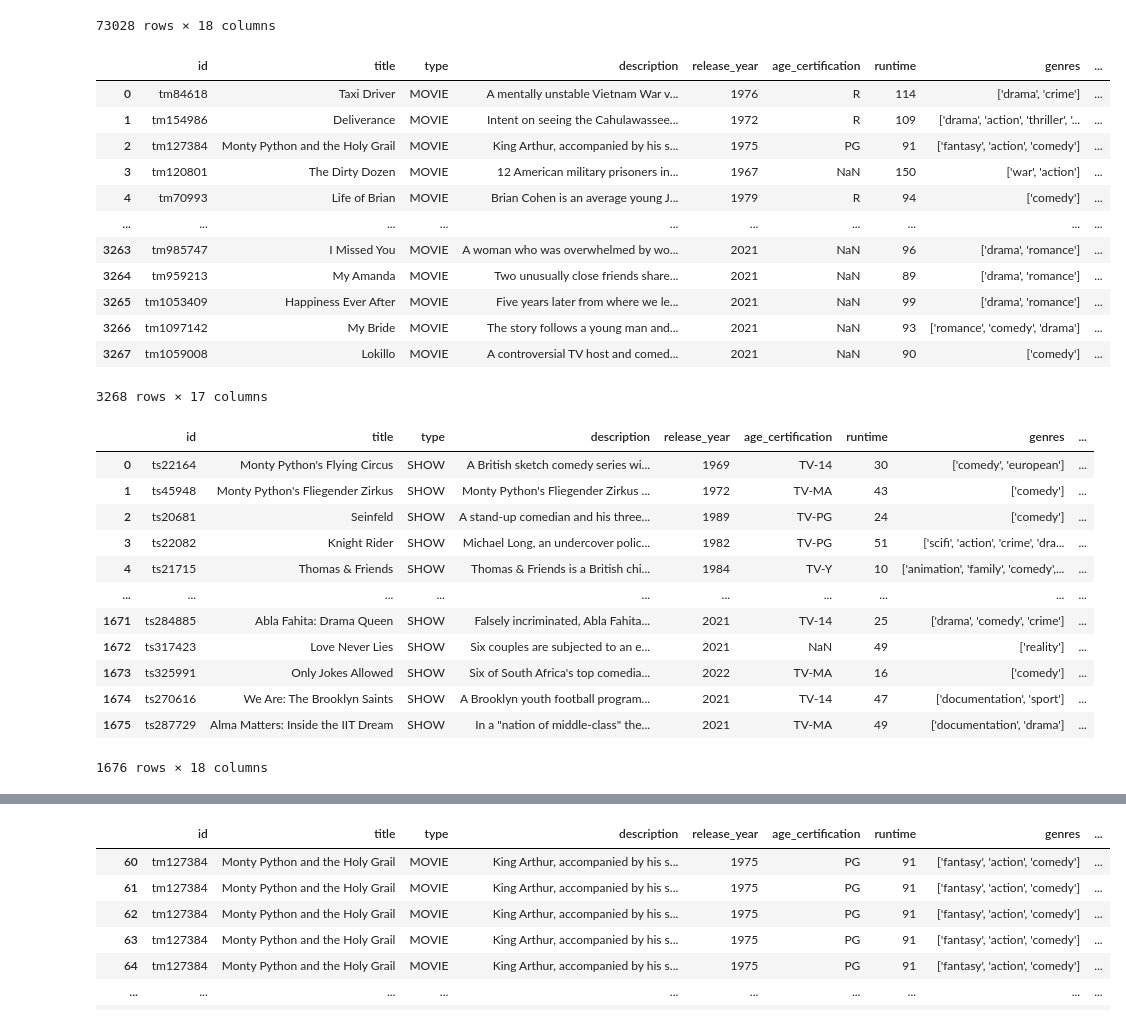
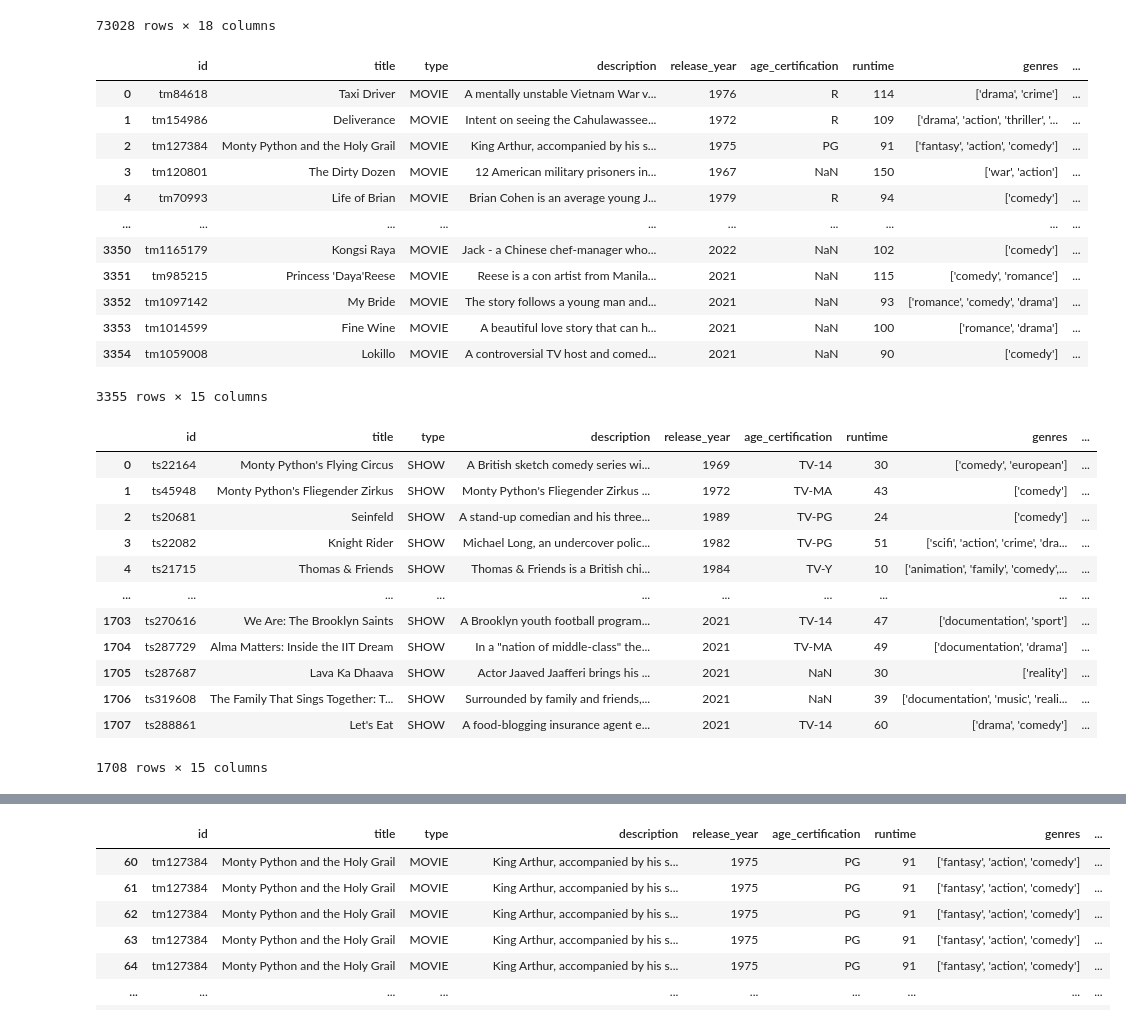
Before and after one commit to Vladboy2/EECS3401FinalProject, a Jupyter notebook: MovieShowModel.ipynb, the cells around one changed output, grey strips where cells are left out. Drawn from its saved outputs; the diff is of its cells as text; code cells hidden in the pictures.

```diff
--- a/MovieShowModel.ipynb
+++ b/MovieShowModel.ipynb
@@ -64,9 +64,10 @@ grouped_credits_df
 # Merge titles dataframe with grouped credits dataframe
 grouped_combined_df = pd.merge(titles_df, grouped_credits_df, left_on = "id", right_on = "id")
 
-# Drop N/A titles and rating rows + drop character column
-grouped_combined_df = grouped_combined_df.drop('character', axis=1)
-grouped_combined_df.dropna(subset=['title','imdb_score','tmdb_score'], inplace=True)
+# Data cleaning
+grouped_combined_df = grouped_combined_df.drop(columns=['imdb_id','tmdb_popularity','tmdb_score','character'], axis=1)
+grouped_combined_df.dropna(subset=['title','imdb_score'], inplace=True)
+grouped_combined_df['seasons']=grouped_combined_df['seasons'].fillna(0)
 grouped_combined_df
 # %% [output]
 |  | id | title | type | description | release_year | age_certification | runtime | genres | ... |
@@ -106,23 +107,22 @@ combined_df
 73028 rows × 18 columns
 # %%
 movies = grouped_combined_df[grouped_combined_df['type'] != 'SHOW']
-movies = movies.drop('seasons', axis=1)
 movies.reset_index(drop=True, inplace=True)
 movies
 # %% [output]
 |  | id | title | type | description | release_year | age_certification | runtime | genres | ... |
 | 0 | tm84618 | Taxi Driver | MOVIE | A mentally unstable Vietnam War v... | 1976 | R | 114 | ['drama', 'crime'] | ... |
 | 1 | tm154986 | Deliverance | MOVIE | Intent on seeing the Cahulawassee... | 1972 | R | 109 | ['drama', 'action', 'thriller', '... | ... |
 | 2 | tm127384 | Monty Python and the Holy Grail | MOVIE | King Arthur, accompanied by his s... | 1975 | PG | 91 | ['fantasy', 'action', 'comedy'] | ... |
 | 3 | tm120801 | The Dirty Dozen | MOVIE | 12 American military prisoners in... | 1967 | NaN | 150 | ['war', 'action'] | ... |
 | 4 | tm70993 | Life of Brian | MOVIE | Brian Cohen is an average young J... | 1979 | R | 94 | ['comedy'] | ... |
 | ... | ... | ... | ... | ... | ... | ... | ... | ... | ... |
-| 3263 | tm985747 | I Missed You | MOVIE | A woman who was overwhelmed by wo... | 2021 | NaN | 96 | ['drama', 'romance'] | ... |
-| 3264 | tm959213 | My Amanda | MOVIE | Two unusually close friends share... | 2021 | NaN | 89 | ['drama', 'romance'] | ... |
-| 3265 | tm1053409 | Happiness Ever After | MOVIE | Five years later from where we le... | 2021 | NaN | 99 | ['drama', 'romance'] | ... |
-| 3266 | tm1097142 | My Bride | MOVIE | The story follows a young man and... | 2021 | NaN | 93 | ['romance', 'comedy', 'drama'] | ... |
-| 3267 | tm1059008 | Lokillo | MOVIE | A controversial TV host and comed... | 2021 | NaN | 90 | ['comedy'] | ... |
+| 3350 | tm1165179 | Kongsi Raya | MOVIE | Jack - a Chinese chef-manager who... | 2022 | NaN | 102 | ['comedy'] | ... |
+| 3351 | tm985215 | Princess 'Daya'Reese | MOVIE | Reese is a con artist from Manila... | 2021 | NaN | 115 | ['comedy', 'romance'] | ... |
+| 3352 | tm1097142 | My Bride | MOVIE | The story follows a young man and... | 2021 | NaN | 93 | ['romance', 'comedy', 'drama'] | ... |
+| 3353 | tm1014599 | Fine Wine | MOVIE | A beautiful love story that can h... | 2021 | NaN | 100 | ['romance', 'drama'] | ... |
+| 3354 | tm1059008 | Lokillo | MOVIE | A controversial TV host and comed... | 2021 | NaN | 90 | ['comedy'] | ... |
-3268 rows × 17 columns
+3355 rows × 15 columns
 # %%
 shows = grouped_combined_df[grouped_combined_df['type'] != 'MOVIE']
 shows.reset_index(drop=True, inplace=True)
@@ -135,12 +135,12 @@ shows
 | 3 | ts22082 | Knight Rider | SHOW | Michael Long, an undercover polic... | 1982 | TV-PG | 51 | ['scifi', 'action', 'crime', 'dra... | ... |
 | 4 | ts21715 | Thomas & Friends | SHOW | Thomas & Friends is a British chi... | 1984 | TV-Y | 10 | ['animation', 'family', 'comedy',... | ... |
 | ... | ... | ... | ... | ... | ... | ... | ... | ... | ... |
-| 1671 | ts284885 | Abla Fahita: Drama Queen | SHOW | Falsely incriminated, Abla Fahita... | 2021 | TV-14 | 25 | ['drama', 'comedy', 'crime'] | ... |
-| 1672 | ts317423 | Love Never Lies | SHOW | Six couples are subjected to an e... | 2021 | NaN | 49 | ['reality'] | ... |
-| 1673 | ts325991 | Only Jokes Allowed | SHOW | Six of South Africa's top comedia... | 2022 | TV-MA | 16 | ['comedy'] | ... |
-| 1674 | ts270616 | We Are: The Brooklyn Saints | SHOW | A Brooklyn youth football program... | 2021 | TV-14 | 47 | ['documentation', 'sport'] | ... |
-| 1675 | ts287729 | Alma Matters: Inside the IIT Dream | SHOW | In a "nation of middle-class" the... | 2021 | TV-MA | 49 | ['documentation', 'drama'] | ... |
+| 1703 | ts270616 | We Are: The Brooklyn Saints | SHOW | A Brooklyn youth football program... | 2021 | TV-14 | 47 | ['documentation', 'sport'] | ... |
+| 1704 | ts287729 | Alma Matters: Inside the IIT Dream | SHOW | In a "nation of middle-class" the... | 2021 | TV-MA | 49 | ['documentation', 'drama'] | ... |
+| 1705 | ts287687 | Lava Ka Dhaava | SHOW | Actor Jaaved Jaafferi brings his ... | 2021 | NaN | 30 | ['reality'] | ... |
+| 1706 | ts319608 | The Family That Sings Together: T... | SHOW | Surrounded by family and friends,... | 2021 | NaN | 39 | ['documentation', 'music', 'reali... | ... |
+| 1707 | ts288861 | Let's Eat | SHOW | A food-blogging insurance agent e... | 2021 | TV-14 | 60 | ['drama', 'comedy'] | ... |
-1676 rows × 18 columns
+1708 rows × 15 columns
 # %%
 # Rating of movies and shows over time
 score_columns = ['imdb_score','tmdb_score']
```
Also changed, not shown: parts of 2 cells of this notebook.
